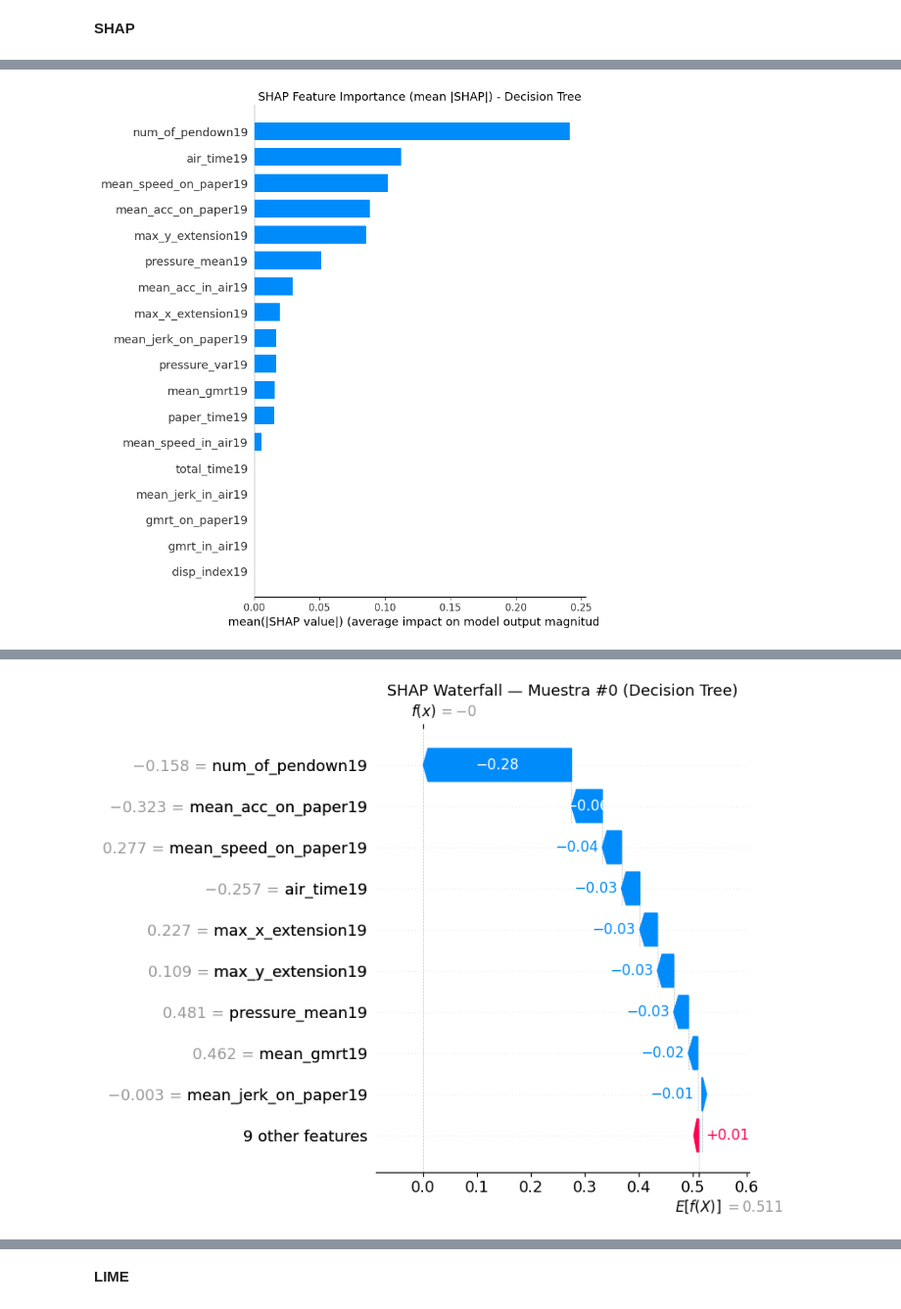
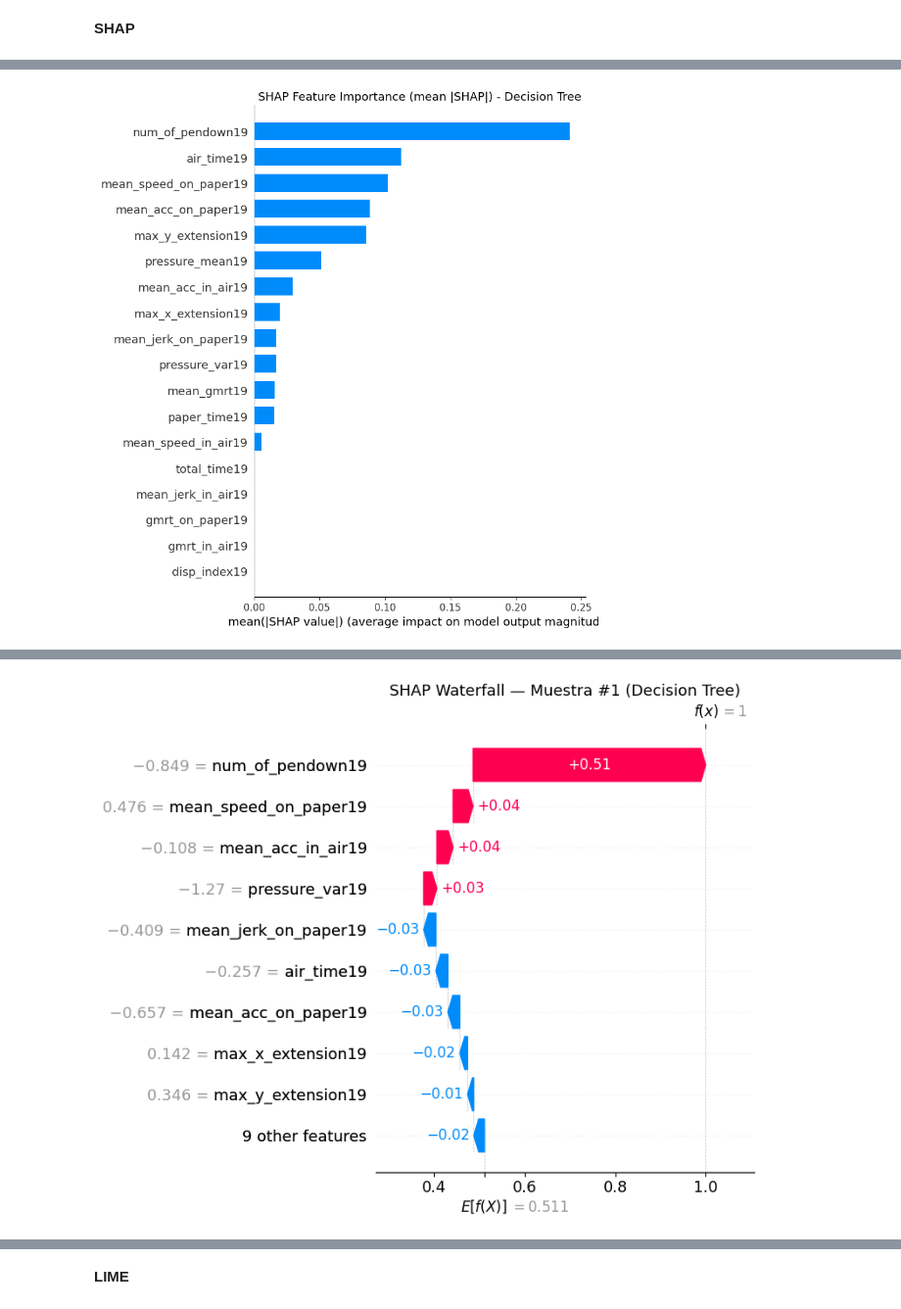
Before and after one commit to joserdeg/pruebas_tfm, a Jupyter notebook: darwin/darwin_ml4.ipynb, the cells around one changed output, grey strips where cells are left out. Shown at 98% size. Saved outputs shown, nothing was run; the diff lists cells and outputs as text; code cells hidden in the pictures.

```diff
--- a/darwin/darwin_ml4.ipynb
+++ b/darwin/darwin_ml4.ipynb
@@ -221,93 +222,93 @@ explainer_dt = shap.TreeExplainer(tree_model) # best_tree o tree_model
 # SHAP values
 shap_values_dt = explainer_dt.shap_values(X_test_scaled)
 
-# Extraer clase positiva (Parkinson) — estructura (n_muestras, n_features, n_clases)
+# Se extrae la clase positiva (Parkinson) — estructura (n_muestras, n_features, n_clases)
 sv = np.array(shap_values_dt)[:, :, 1]  # shape (35, 450)
 
 # ============================================================
 # Summary Plot (Beeswarm)
 # ============================================================
-plt.figure()
+plt.figure() # figura
 shap.summary_plot(
-    sv,
+    sv, # shap values
     X_test_scaled,
-    feature_names=X.columns.tolist(),
+    feature_names=X.columns.tolist(), # nombres
     show=False
 )
-plt.title("SHAP Summary Plot - Decision Tree (DARWIN)", fontsize=13)
+plt.title("SHAP Summary Plot - Decision Tree (DARWIN)", fontsize=13) # título
 plt.tight_layout()
-plt.savefig("shap_dt_summary_beeswarm.png", dpi=150, bbox_inches='tight')
-plt.show()
-print("✔ Summary plot guardado.")
+plt.savefig("shap_dt_summary_beeswarm.png", dpi=150, bbox_inches='tight') # guardado
+plt.show()  # se muestra
+print("Summary plot guardado.")
 
 # ============================================================
 # Bar Plot
 # ============================================================
-plt.figure()
+plt.figure() # figura
 shap.summary_plot(
-    sv,
+    sv, # shap values
     X_test_scaled,
-    feature_names=X.columns.tolist(),
-    plot_type="bar",
+    feature_names=X.columns.tolist(), # nombres
+    plot_type="bar", # barplot
     show=False
 )
-plt.title("SHAP Feature Importance (mean |SHAP|) - Decision Tree", fontsize=13)
+plt.title("SHAP Feature Importance (mean |SHAP|) - Decision Tree", fontsize=13) # título
 plt.tight_layout()
-plt.savefig("shap_dt_bar_importance.png", dpi=150, bbox_inches='tight')
-plt.show()
-print("✔ Bar plot guardado.")
+plt.savefig("shap_dt_bar_importance.png", dpi=150, bbox_inches='tight') # guardado
+plt.show() # se muestra
+print("Bar plot guardado.")
 
 # ============================================================
 # Waterfall Plot
 # ============================================================
-sample_idx = 0
+sample_idx = 1 # índice de fila
 
 explanation_dt = shap.Explanation(
-    values=sv[sample_idx],
-    base_values=explainer_dt.expected_value[1],
-    data=X_test_scaled[sample_idx],
-    feature_names=X.columns.tolist()
+    values=sv[sample_idx], # valores especificos a la fila
+    base_values=explainer_dt.expected_value[1], # predicción promedio
+    data=X_test_scaled[sample_idx], # valores reales
+    feature_names=X.columns.tolist() # nombres
 )
 
-plt.figure()
+plt.figure() # figura
 shap.plots.waterfall(explanation_dt, show=False)
-plt.title(f"SHAP Waterfall — Muestra #{sample_idx} (Decision Tree)", fontsize=13)
+plt.title(f"SHAP Waterfall — Muestra #{sample_idx} (Decision Tree)", fontsize=13) # título
 plt.tight_layout()
-plt.savefig("shap_dt_waterfall.png", dpi=150, bbox_inches='tight')
-plt.show()
-print("✔ Waterfall plot guardado.")
+plt.savefig("shap_dt_waterfall.png", dpi=150, bbox_inches='tight') # guardado
+plt.show() # se muestra
+print("Waterfall plot guardado.")
 
 # ============================================================
 # Dependence Plot
 # ============================================================
-mean_abs_shap_dt = np.abs(sv).mean(axis=0)
-top_feature_idx_dt = np.argmax(mean_abs_shap_dt)
-top_feature_name_dt = X.columns[top_feature_idx_dt]
+mean_abs_shap_dt = np.abs(sv).mean(axis=0) # importancia global
+top_feature_idx_dt = np.argmax(mean_abs_shap_dt) # idc promedio mas alto
+top_feature_name_dt = X.columns[top_feature_idx_dt] # idc a nombre
 
-plt.figure()
+plt.figure() # figura
 shap.dependence_plot(
     top_feature_idx_dt,
-    sv,
+    sv, # shap values
     X_test_scaled,
-    feature_names=X.columns.tolist(),
+    feature_names=X.columns.tolist(), # nombre
     show=False
 )
-plt.title(f"SHAP Dependence Plot — {top_feature_name_dt} (Decision Tree)", fontsize=13)
+plt.title(f"SHAP Dependence Plot — {top_feature_name_dt} (Decision Tree)", fontsize=13) # título
 plt.tight_layout()
-plt.savefig("shap_dt_dependence.png", dpi=150, bbox_inches='tight')
-plt.show()
-print(f"✔ Dependence plot guardado para: {top_feature_name_dt}")
+plt.savefig("shap_dt_dependence.png", dpi=150, bbox_inches='tight') # guardado
+plt.show()  # se muestra
+print(f"Dependence plot guardado para: {top_feature_name_dt}")
 
 # ============================================================
 # RESUMEN NUMÉRICO: Top 10 features
 # ============================================================
-mean_abs_shap_dt = np.abs(sv).mean(axis=0)
+mean_abs_shap_dt = np.abs(sv).mean(axis=0) # promedio de los impactos
 
-feature_importance_dt_df = pd.DataFrame({
-    'Feature': X.columns,
-    'Mean |SHAP|': mean_abs_shap_dt
+feature_importance_dt_df = pd.DataFrame({ # df
+    'Feature': X.columns, # variables
+    'Mean |SHAP|': mean_abs_shap_dt # variables mas influyentes
 }).sort_values('Mean |SHAP|', ascending=False).reset_index(drop=True)
 
 print("\n=== TOP 10 FEATURES MÁS RELEVANTES (SHAP - Decision Tree) ===")
-print(feature_importance_dt_df.head(10).to_string(index=False))
+print(feature_importance_dt_df.head(10).to_string(index=False)) # variables mas importantes
 # %% [output]
@@ -318 +319 @@ print(feature_importance_dt_df.head(10).to_string(index=False))
-[figure, old version]
+[figure, new version]
```
Also changed, not shown: parts of 6 cells of this notebook, 3 other files.
